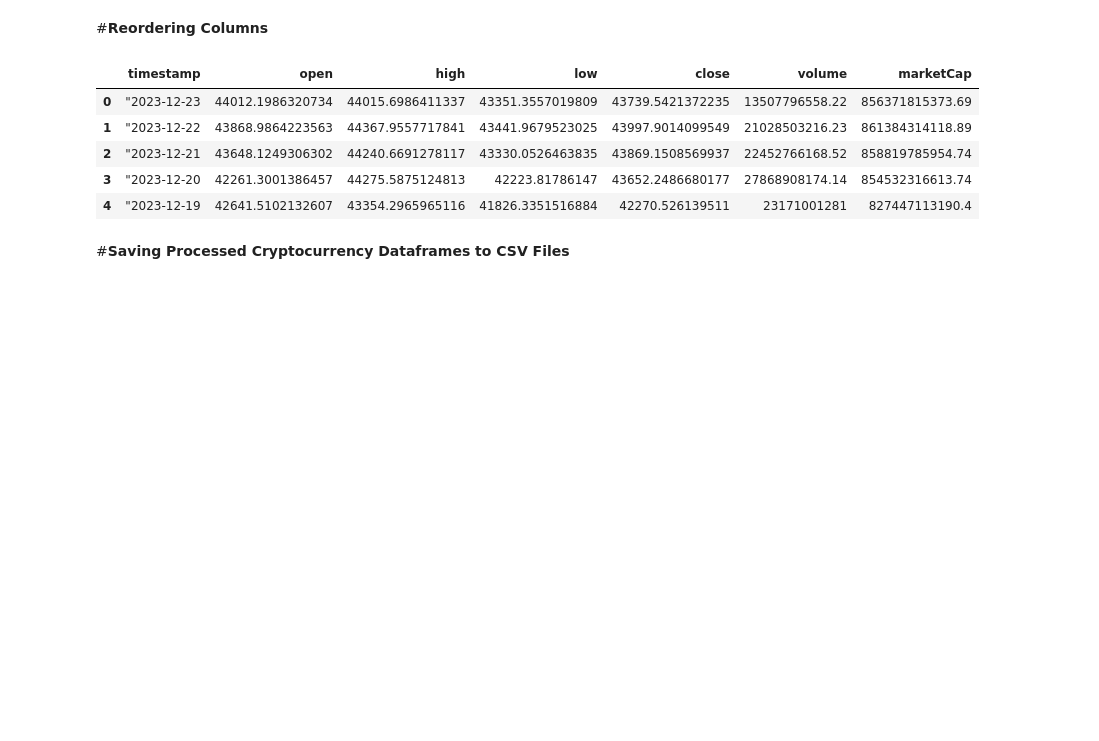
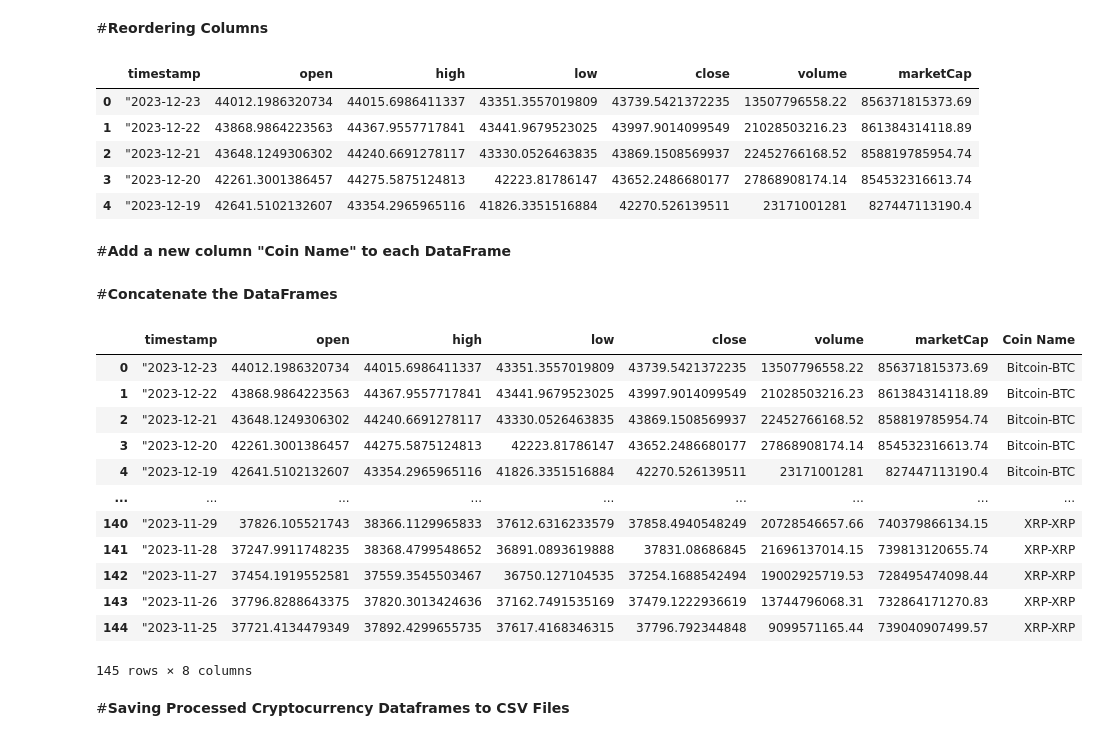
Before and after one commit to roy-sub/CryptoAnalysis, a Jupyter notebook: Tableau Visualization/Data Source Creation Script.ipynb, the cells around one changed output. Saved outputs shown, nothing was run; the diff lists cells and outputs as text; code cells hidden in the pictures; blank space fills up the shorter version.

```diff
--- a/Tableau Visualization/Data Source Creation Script.ipynb
+++ b/Tableau Visualization/Data Source Creation Script.ipynb
@@ -97,5 +97,33 @@ df_btc.head()
 | 2 | "2023-12-21 | 43648.1249306302 | 44240.6691278117 | 43330.0526463835 | 43869.1508569937 | 22452766168.52 | 858819785954.74 |
 | 3 | "2023-12-20 | 42261.3001386457 | 44275.5875124813 | 42223.81786147 | 43652.2486680177 | 27868908174.14 | 854532316613.74 |
 | 4 | "2023-12-19 | 42641.5102132607 | 43354.2965965116 | 41826.3351516884 | 42270.526139511 | 23171001281 | 827447113190.4 |
+# %% [markdown]
+#**Add a new column "Coin Name" to each DataFrame**
+# %%
+df_btc['Coin Name'] = 'Bitcoin-BTC'
+df_eth['Coin Name'] = 'Ethereum-ETH'
+df_usdt['Coin Name'] = 'Tether-USDT'
+df_bnb['Coin Name'] = 'Binance Coin-BNB'
+df_xrp['Coin Name'] = 'XRP-XRP'
+# %% [markdown]
+#**Concatenate the DataFrames**
+# %%
+df = pd.concat([df_btc, df_eth, df_usdt, df_bnb, df_xrp], ignore_index=True)
+# %%
+df
+# %% [output]
+|  | timestamp | open | high | low | close | volume | marketCap | Coin Name |
+| 0 | "2023-12-23 | 44012.1986320734 | 44015.6986411337 | 43351.3557019809 | 43739.5421372235 | 13507796558.22 | 856371815373.69 | Bitcoin-BTC |
+| 1 | "2023-12-22 | 43868.9864223563 | 44367.9557717841 | 43441.9679523025 | 43997.9014099549 | 21028503216.23 | 861384314118.89 | Bitcoin-BTC |
+| 2 | "2023-12-21 | 43648.1249306302 | 44240.6691278117 | 43330.0526463835 | 43869.1508569937 | 22452766168.52 | 858819785954.74 | Bitcoin-BTC |
+| 3 | "2023-12-20 | 42261.3001386457 | 44275.5875124813 | 42223.81786147 | 43652.2486680177 | 27868908174.14 | 854532316613.74 | Bitcoin-BTC |
+| 4 | "2023-12-19 | 42641.5102132607 | 43354.2965965116 | 41826.3351516884 | 42270.526139511 | 23171001281 | 827447113190.4 | Bitcoin-BTC |
+| ... | ... | ... | ... | ... | ... | ... | ... | ... |
+| 140 | "2023-11-29 | 37826.105521743 | 38366.1129965833 | 37612.6316233579 | 37858.4940548249 | 20728546657.66 | 740379866134.15 | XRP-XRP |
+| 141 | "2023-11-28 | 37247.9911748235 | 38368.4799548652 | 36891.0893619888 | 37831.08686845 | 21696137014.15 | 739813120655.74 | XRP-XRP |
+| 142 | "2023-11-27 | 37454.1919552581 | 37559.3545503467 | 36750.127104535 | 37254.1688542494 | 19002925719.53 | 728495474098.44 | XRP-XRP |
+| 143 | "2023-11-26 | 37796.8288643375 | 37820.3013424636 | 37162.7491535169 | 37479.1222936619 | 13744796068.31 | 732864171270.83 | XRP-XRP |
+| 144 | "2023-11-25 | 37721.4134479349 | 37892.4299655735 | 37617.4168346315 | 37796.792344848 | 9099571165.44 | 739040907499.57 | XRP-XRP |
+145 rows × 8 columns
 # %% [markdown]
 #**Saving Processed Cryptocurrency Dataframes to CSV Files**
```
Also changed, not shown: parts of 2 cells of this notebook.
